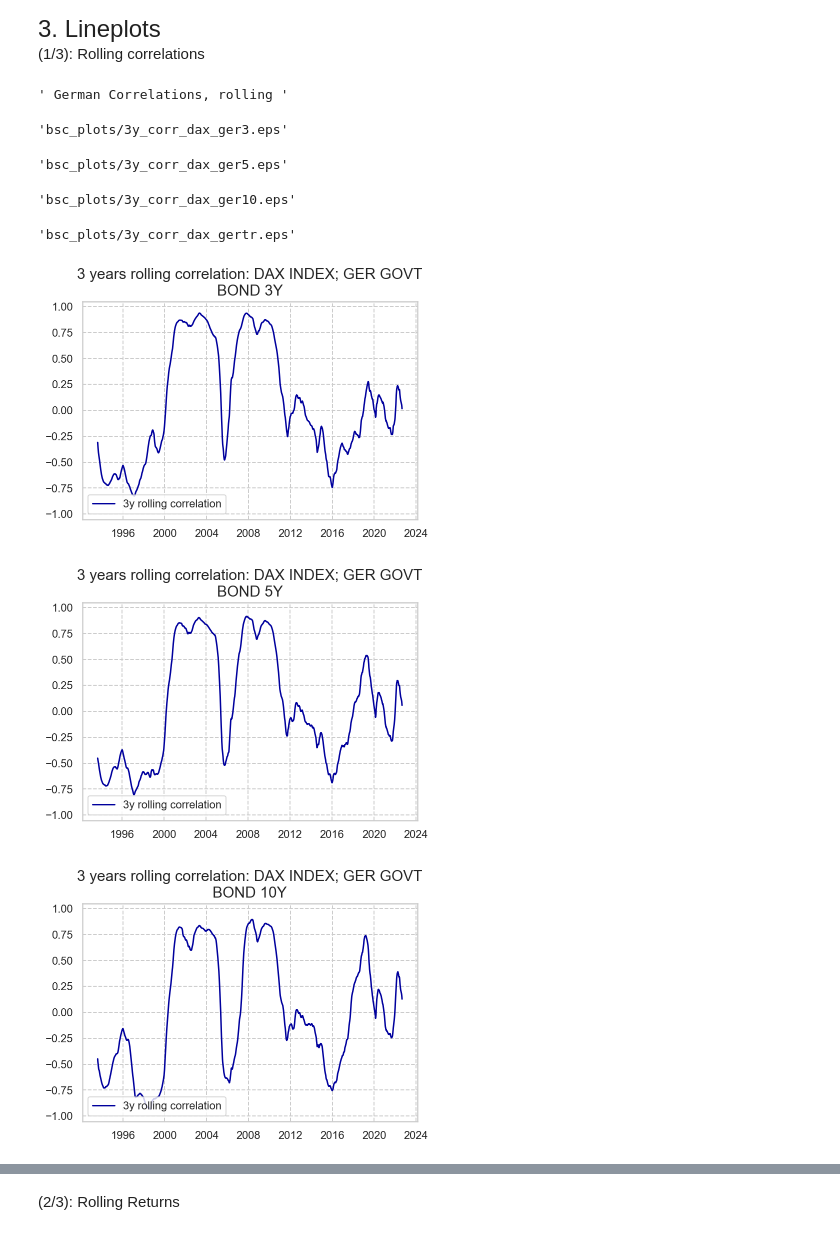
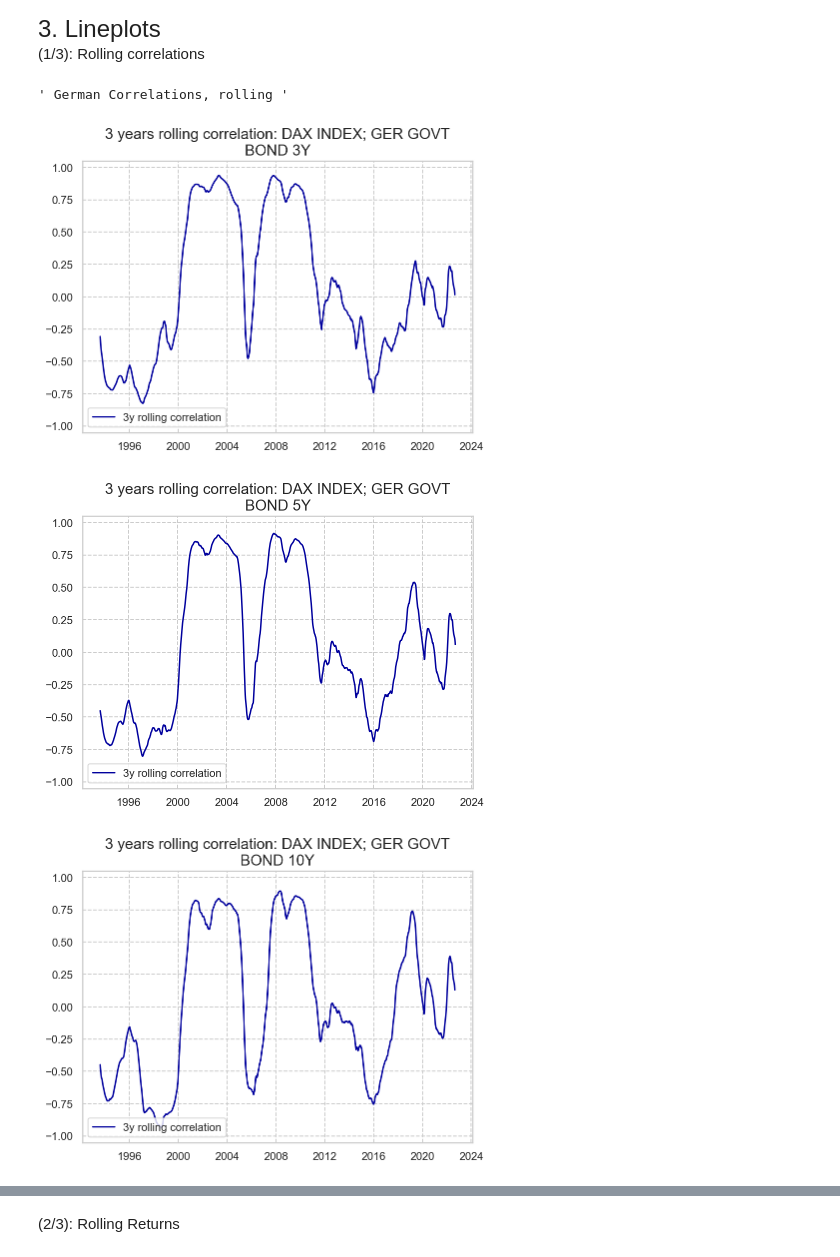
Before and after one commit to TimmieBengtsson/bachelors_project, a Jupyter notebook: bsc_script.ipynb, the cells around one changed output, grey strips where cells are left out. Saved outputs shown, nothing was run; the diff lists cells and outputs as text; code cells hidden in the pictures.

```diff
--- a/bsc_script.ipynb
+++ b/bsc_script.ipynb
@@ -133,19 +140,14 @@ assets = [
 # %%
 """ German Correlations, rolling """
 weeks = 156
 for i in range(len(ger_assets)-1):
-    fig, axs = plot_utils.corr_plot_seaborn(ger_assets[-1], ger_assets[i], weeks);
+    fig, axs = plot_utils.corr_plot_seaborn(ger_assets[-1], ger_assets[i], weeks)
     credit_name = utils.retrieve_name(ger_assets[i])
     equity_name = utils.retrieve_name(ger_assets[-1])
     save_loc = 'bsc_plots/3y_corr_' + equity_name[0] + '_' + credit_name[0] + '.eps'
-    save_loc
     # plt.savefig(save_loc, dpi=600)
 # %% [output]
 ' German Correlations, rolling '
-'bsc_plots/3y_corr_dax_ger3.eps'
-'bsc_plots/3y_corr_dax_ger5.eps'
-'bsc_plots/3y_corr_dax_ger10.eps'
-'bsc_plots/3y_corr_dax_gertr.eps'
-[figure, old version]
+[figure, new version]
-[figure, old version]
+[figure, new version]
-[figure, old version]
+[figure, new version]
```
Also changed, not shown: parts of 20 cells of this notebook.
